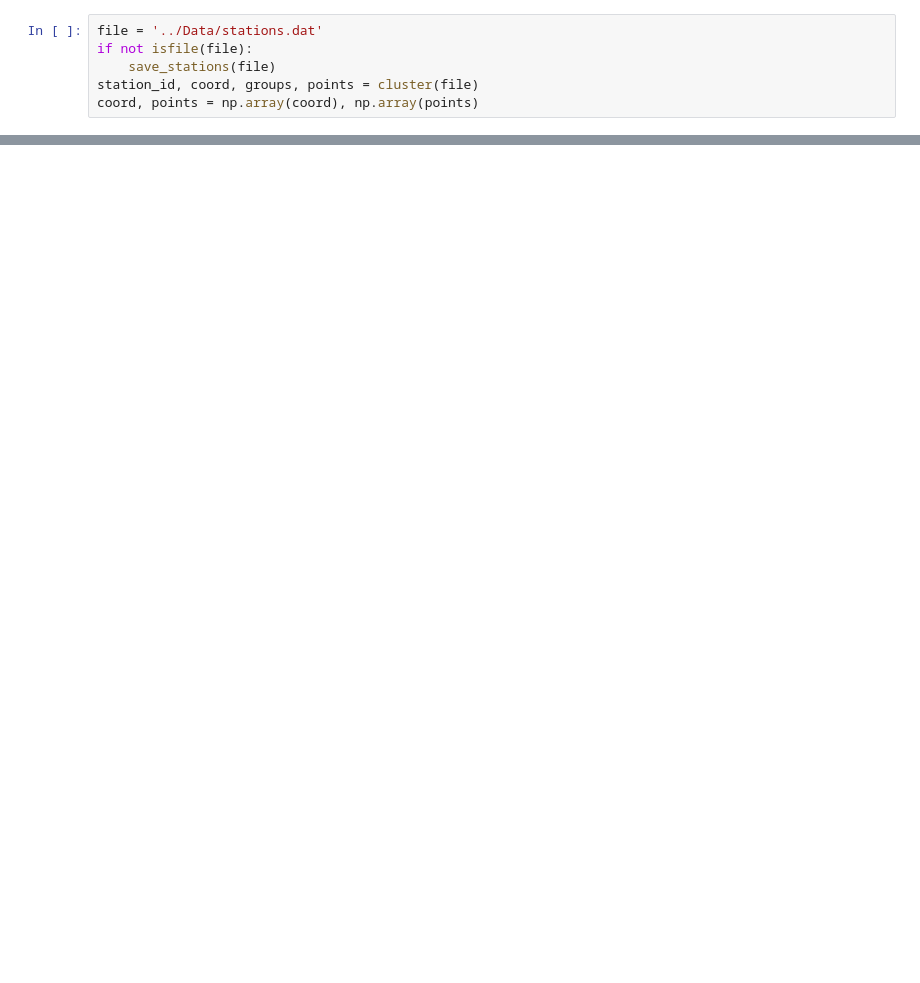
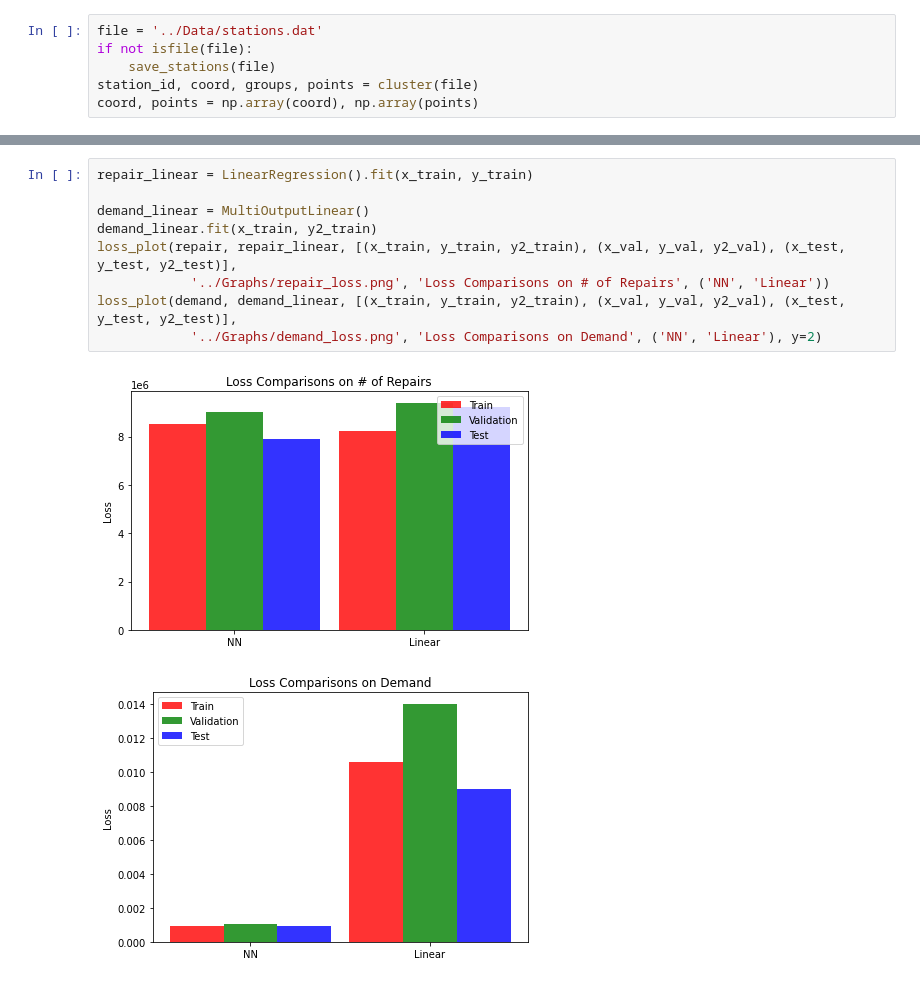
Before and after one commit to RyanW124/A-Deep-Learning-Approach-to-Predict-the-Number-of-Bikes-a-Bike-Sharing-Company-Repairs, a Jupyter notebook: Code/main.ipynb, the cells around one changed output, grey strips where cells are left out. Saved outputs shown, nothing was run; the diff lists cells and outputs as text; blank space fills up the shorter version.

```diff
--- a/Code/main.ipynb
+++ b/Code/main.ipynb
@@ -101,0 +86,12 @@ else:
+# %%
+repair_linear = LinearRegression().fit(x_train, y_train)
+
+demand_linear = MultiOutputLinear()
+demand_linear.fit(x_train, y2_train)
+loss_plot(repair, repair_linear, [(x_train, y_train, y2_train), (x_val, y_val, y2_val), (x_test, y_test, y2_test)],
+            '../Graphs/repair_loss.png', 'Loss Comparisons on # of Repairs', ('NN', 'Linear'))
+loss_plot(demand, demand_linear, [(x_train, y_train, y2_train), (x_val, y_val, y2_val), (x_test, y_test, y2_test)],
+            '../Graphs/demand_loss.png', 'Loss Comparisons on Demand', ('NN', 'Linear'), y=2)
+# %% [output]
+[figure, added]
+[figure, added]
```
Also changed, not shown: parts of 11 cells of this notebook, 39 other files.
